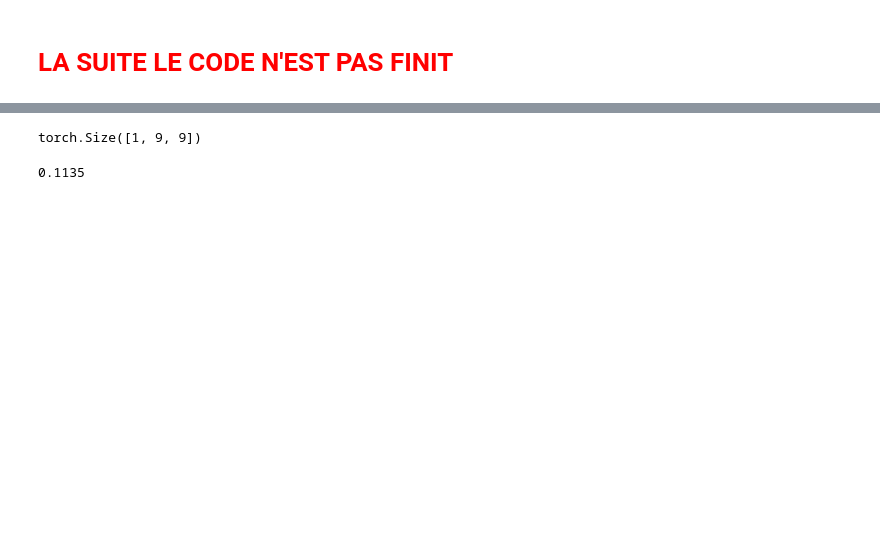
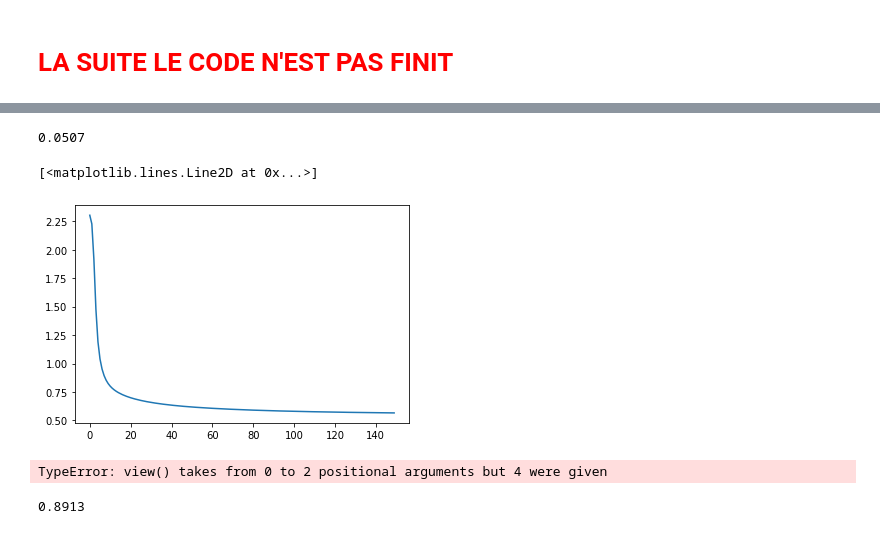
Before and after one commit to franzele21/autoencodeur_tp, a Jupyter notebook: DenoisingAutoencoder.ipynb, the cells around one changed output, grey strips where cells are left out. Saved outputs shown, nothing was run; the diff lists cells and outputs as text; code cells hidden in the pictures; blank space fills up the shorter version.

```diff
--- a/DenoisingAutoencoder.ipynb
+++ b/DenoisingAutoencoder.ipynb
@@ -858,8 +925,42 @@ plt.plot(losslist_classif)
 # %%
-encode_xtest_all = []
-for img in tqdm(xtest_all):
-    encode_xtest_all.append(best_model_all.encode(torch.tensor(img.flatten()).type(torch.float32)).view(-1, 9, 9).clone().detach())
+# encode_xtest_all = []
+# for img in tqdm(xtest_all):
+#     encode_xtest_all.append(best_model_all.encode(torch.tensor(img.flatten()).type(torch.float32)).view(-1, 9, 9).clone().detach())
-# %%
-encode_xtest_all[i].shape
-# %% [output]
-torch.Size([1, 9, 9])
+# %%
+true_error_func(classifier_test, [encode_xtest_all[i].view(1, -1).type(torch.float32) for i in range(len(encode_xtest_all))], ytest_all)
+# %% [output]
+0.0507
+# %%
+class CNN(nn.Module):
+    def __init__(self):
+        super(CNN, self).__init__()
+        self.conv1 = nn.Conv2d(1, 1, kernel_size=5, stride=1, padding=2)
+        self.conv2 = nn.Conv2d(1, 1, kernel_size=2, stride=1)
+        self.fc = nn.Linear(1 * 6 * 6, 10)
+
+    def forward(self, x):
+        x = x.view(-1, 1, 28, 28)
+        x = torch.nn.functional.relu(self.conv1(x))
+        x = torch.nn.functional.max_pool2d(x, kernel_size=2, stride=2)
+        x = torch.nn.functional.relu(self.conv2(x))
+        x = torch.nn.functional.max_pool2d(x, kernel_size=2, stride=2)
+        x = x.view(-1, 1 * 6 * 6)
+        x = self.fc(x)
+        return x
+# %%
+cnn_benchmark = CNN()
+bench_optim = optim.Adam(cnn_benchmark.parameters(), 1e-4)
+bench_crite = nn.CrossEntropyLoss()
+batch_size=128
+bench_data = []
+
+for img in tqdm(traindata_all):
+    bench_data.append(torch.tensor(img).type(torch.float32))
+bench_training_data = DataLoader(list(zip(bench_data, ytrain_all)), batch_size=batch_size, shuffle=False)
+# %%
+losslist_classif_benchmark = train_test_classifier(cnn_benchmark, bench_optim, bench_crite, 150, device, bench_training_data)
+# %%
+plt.plot(losslist_classif_benchmark)
+# %% [output]
+[<matplotlib.lines.Line2D at 0x...>]
+[figure, added]
@@ -866,9 +975,12 @@ torch.Size([1, 9, 9])
+# %%
+true_error_func(cnn_benchmark, xtest_all, ytest_all)
+# %% [output]
+TypeError: view() takes from 0 to 2 positional arguments but 4 were given
 # %%
 true_error = 0
-for i in range(len(encode_xtest_all)):
-    true_error += 1 if ytest_all[i] == torch.argmax(classifier(encode_xtest_all[i].type(torch.float32))) else 0
-true_error /= len(encode_xtest_all)
+for i in range(len(xtest_all)):
+    true_error += 1 if ytest_all[i] == torch.argmax(cnn_benchmark(torch.tensor(xtest_all[i]).type(torch.float32))) else 0
+true_error /= len(xtest_all)
+true_error
+# %% [output]
+0.8913
-# %%
-true_error
-# %% [output]
-0.1135
```
Also changed, not shown: parts of 31 cells of this notebook, 4 other files.
